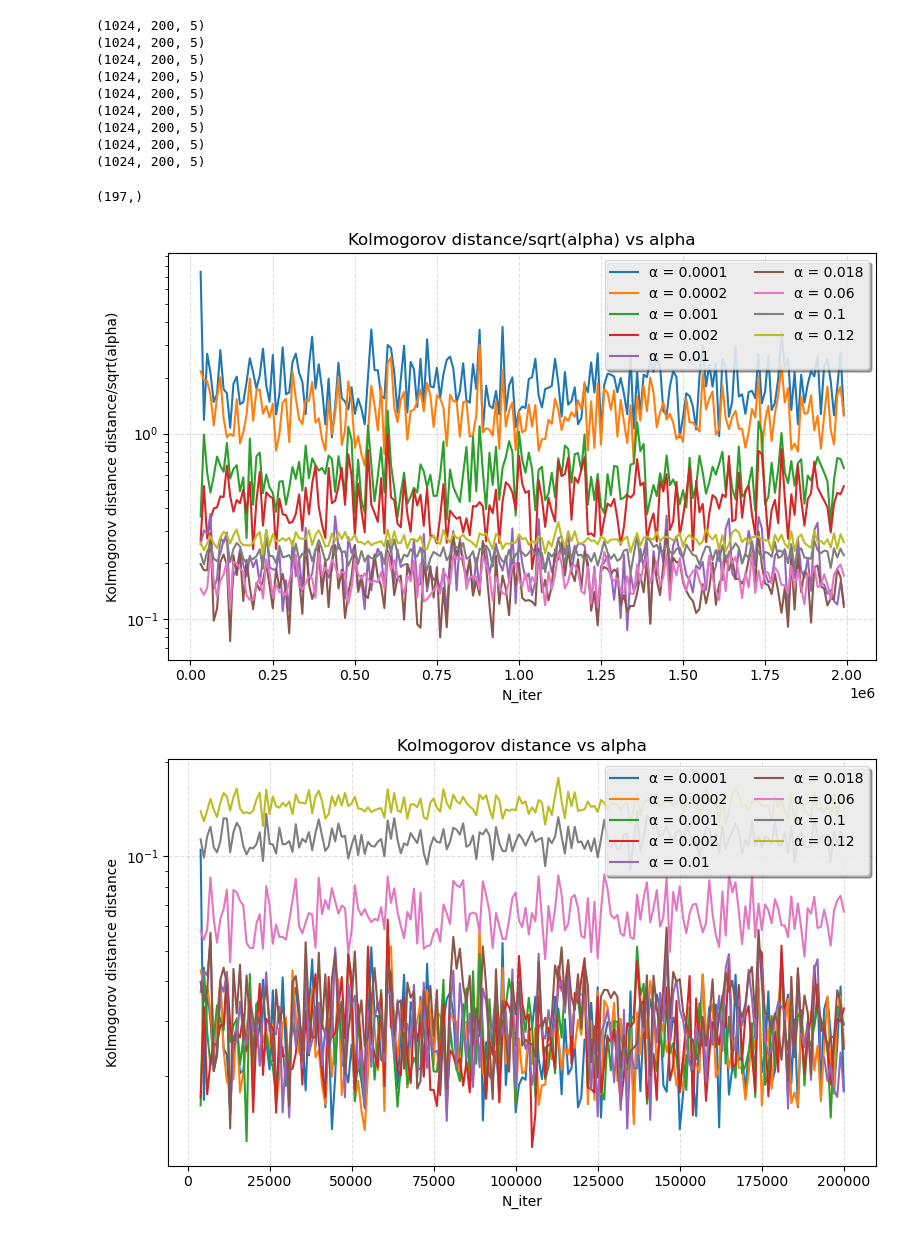
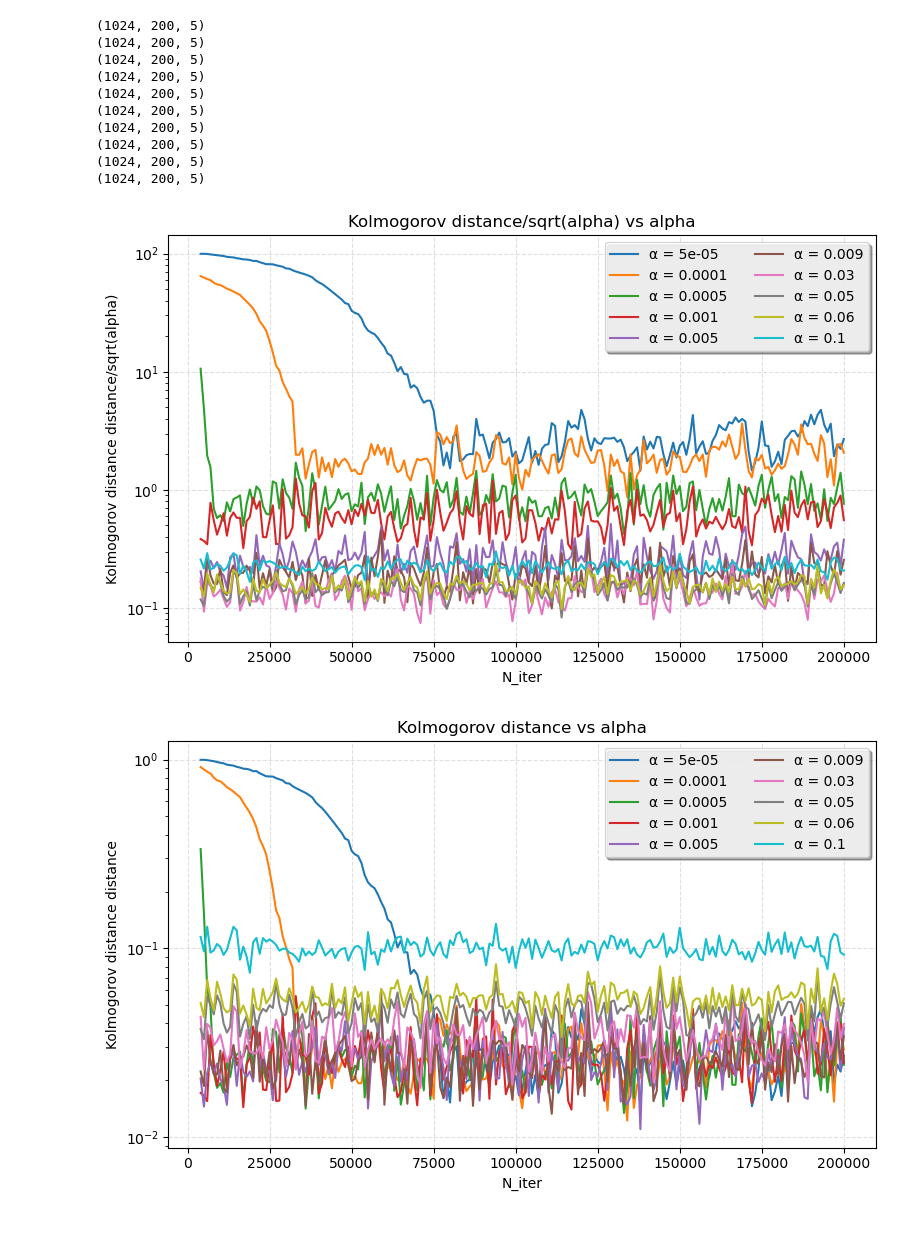
Before and after one commit to marina-shesha/On-the-Rate-of-Gaussian-Approximation-for-Linear-Regression-Problems, a Jupyter notebook: plot.ipynb, the cells around one changed output. Saved outputs shown, nothing was run; the diff lists cells and outputs as text; code cells hidden in the pictures.

```diff
--- a/plot.ipynb
+++ b/plot.ipynb
@@ -29,14 +49,16 @@ from scipy.stats import norm
 import numpy as np
 import matplotlib.pyplot as plt
 
-def kolmogorov_distance_to_normal(data, a, k):
+def kolmogorov_distance_to_normal(data, a, k, u):
     sample_sort = np.sort(data)
     n = sample_sort.shape[0]
     ecdf = np.linspace(0,1,n+1)
-    # s_n = 0.02/np.sqrt(2)
-    x = np.arange(2000001)
-    x = x[999::10000]
-    s_n = 0.02 * np.sqrt((1-(1-(2*a))**(2*x[k]))/(2-(2*a)))
+    x = np.arange(200001)
+    x = x[999::1000]
+    #1 case
+    #s_n = 0.02/np.sqrt(2)
+    #2 case
+    s_n = (0.02)*(np.sqrt((0.5 - 0.12)+(((u.sum())**2)/5)))
     cdfs = norm.cdf(sample_sort, loc = 0, scale = s_n)
     ks_dist = max([(ecdf[1:] - cdfs).max(), (cdfs - ecdf[:-1]).max()])
 
@@ -51,7 +73,7 @@ def get_kd_alpha(u, theta_hat_histories, n_trajectories, a, theta_true):
     kd_s = []
     for n in range(3, theta_hat_histories.shape[1]):
         data = data_to_proj(theta_hat_histories[:, n,:], u, n_trajectories, a, theta_true)
-        kd = kolmogorov_distance_to_normal(data, a, n)
+        kd = kolmogorov_distance_to_normal(data, a, n, u)
         kd_s.append(kd)
     return kd_s
 # %%
@@ -60,8 +82,8 @@ kd_s_norm = []
 rng = np.random.default_rng(12345)
 u = rng.normal(size=5)
 u /= np.linalg.norm(u)
-for a in  [1.0e-04, 2.0e-04, 1.0e-03, 2.0e-03, 1.0e-02, 1.8e-02, 6.0e-02, 1.0e-01, 1.2e-01]:#[0.000001, 0.000005, 0.00001,0.00003, 0.00005, 0.0001,0.0005, 0.001, 0.005, 0.009, 0.03, 0.05, 0.06, 0.1]:#0.0005, 0.001, 0.005, 0.009, 0.05]:
-    data_a = np.load(f"sgd_1024_trajs_linreg_2000000_alpha_{a}_thetas.npz", allow_pickle=True)
+for a in [5e-5, 1e-4, 5e-4, 1e-3, 5e-3, 9e-03, 3e-2, 5e-2, 6e-2, 0.1]:
+    data_a = np.load(f"sgd_1024_trajs_linreg_200000_alpha_{a}_thetas_new.npz", allow_pickle=True)
     theta_hat_histories = data_a['theta_hat_histories']
     print(theta_hat_histories.shape)
     n_trajectories = theta_hat_histories.shape[0]
@@ -79,14 +101,11 @@ for a in  [1.0e-04, 2.0e-04, 1.0e-03, 2.0e-03, 1.0e-02, 1.8e-02, 6.0e-02, 1.0e-0
 (1024, 200, 5)
 (1024, 200, 5)
 (1024, 200, 5)
+(1024, 200, 5)
-# %%
-kd_s_norm[0].shape
-# %% [output]
-(197,)
 # %%
 fig, ax = plt.subplots(figsize=(8, 5))
 
-alphas = np.array([1.0e-04, 2.0e-04, 1.0e-03, 2.0e-03, 1.0e-02, 1.8e-02, 6.0e-02, 1.0e-01, 1.2e-01])#np.array([0.000001, 0.000005, 0.00001,0.00003, 0.00005, 0.0001,0.0005, 0.001, 0.005, 0.009, 0.03, 0.05, 0.06, 0.1])
+alphas = np.array([5e-5, 1e-4, 5e-4, 1e-3, 5e-3, 9e-03, 3e-2, 5e-2, 6e-2, 0.1])#np.array([0.000001, 0.000005, 0.00001,0.00003, 0.00005, 0.0001,0.0005, 0.001, 0.005, 0.009, 0.03, 0.05, 0.06, 0.1])
 
 # предполагаем, что kd_s_norm — это список из 5 массивов одинаковой длины
 # например kd_s_norm[a].shape == (K,)
@@ -94,8 +113,8 @@ alphas = np.array([1.0e-04, 2.0e-04, 1.0e-03, 2.0e-03, 1.0e-02, 1.8e-02, 6.0e-02
 
 for a in range(len(alphas)):
     y = kd_s_norm[a]
-    x = np.arange(2000001)
-    x = x[999::10000][3:]     # корректная ось X
+    x = np.arange(200001)
+    x = x[999::1000][3:]     # корректная ось X
     ax.plot(x, y, label=f"α = {alphas[a]}")
 
 # легенда
@@ -112,34 +131,34 @@ ax.set_yscale('log')
 plt.tight_layout()
 plt.show()
 # %% [output]
-[figure, old version]
+[figure, new version]
 # %%
 fig, ax = plt.subplots(figsize=(8, 5))
 
-alphas = np.array([1.0e-04, 2.0e-04, 1.0e-03, 2.0e-03, 1.0e-02, 1.8e-02, 6.0e-02, 1.0e-01, 1.2e-01])#np.array([0.000001, 0.000005, 0.00001,0.00003, 0.00005, 0.0001,0.0005, 0.001, 0.005, 0.009, 0.03, 0.05, 0.06, 0.1])
+alphas = np.array([5e-5, 1e-4, 5e-4, 1e-3, 5e-3, 9e-03, 3e-2, 5e-2, 6e-2, 0.1])#np.array([0.000001, 0.000005, 0.00001,0.00003, 0.00005, 0.0001,0.0005, 0.001, 0.005, 0.009, 0.03, 0.05, 0.06, 0.1])
 
 # предполагаем, что kd_s_norm — это список из 5 массивов одинаковой длины
 # например kd_s_norm[a].shape == (K,)
 # тогда ось X можно делать через np.arange(len(kd_s_norm[a]))
 
 for a in range(len(alphas)):
     y = kd_s[a]
     x = np.arange(200001)
     x = x[999::1000][3:]     # корректная ось X
     ax.plot(x, y, label=f"α = {alphas[a]}")
 
 # легенда
 leg = ax.legend(loc='best', ncol=2, shadow=True, fancybox=True)
 leg.get_frame().set_alpha(0.8)
 
 # подписи и сетка
 ax.set_xlabel("N_iter")
 ax.set_ylabel("Kolmogorov distance distance")
 ax.set_title("Kolmogorov distance vs alpha")
 ax.grid(True, linestyle="--", alpha=0.4)
 ax.set_yscale('log')
 
 plt.tight_layout()
 plt.show()
 # %% [output]
-[figure, old version]
+[figure, new version]
```
Also changed, not shown: parts of 24 cells of this notebook, 2 other files.
